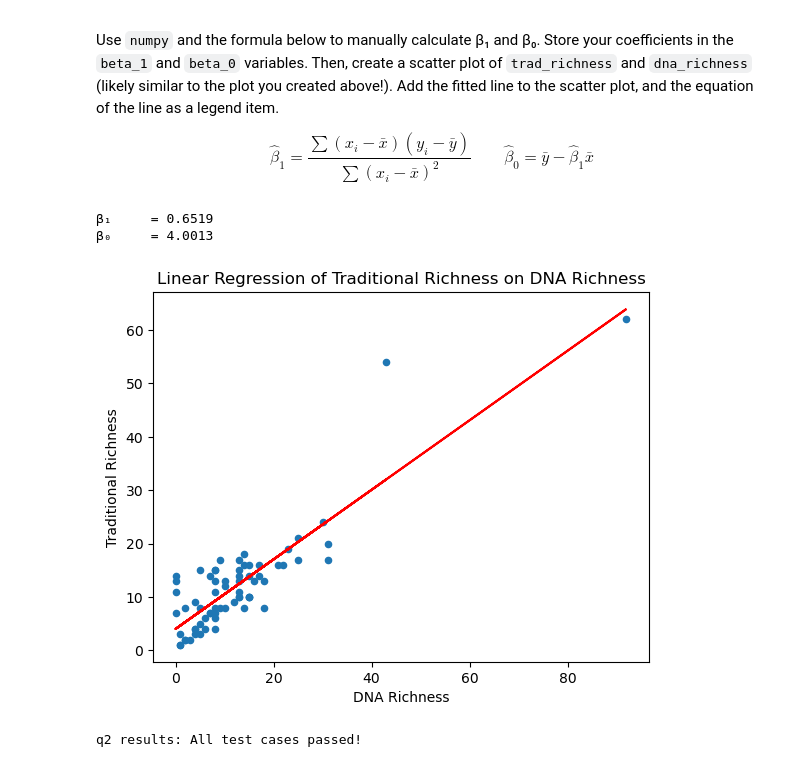
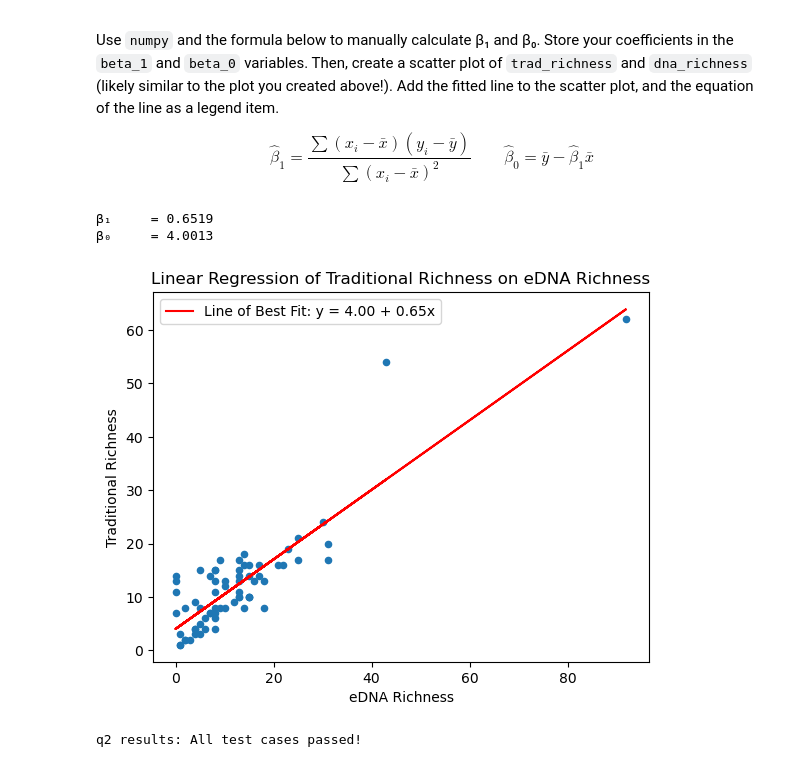
Before and after one commit to lucianbluescher/232assignment-1, a Jupyter notebook: task2/hw1-task2.ipynb, the cells around one changed output. Saved outputs shown, nothing was run; the diff lists cells and outputs as text; code cells hidden in the pictures.

```diff
--- a/task2/hw1-task2.ipynb
+++ b/task2/hw1-task2.ipynb
@@ -82,24 +82,25 @@ $$\hat{\beta}_1 = \frac{\sum(x_i - \bar{x})(y_i - \bar{y})}{\sum(x_i - \bar{x})^
 # %%
 
 beta_1 = np.corrcoef(df['dna_richness'], df['trad_richness'])[0, 1] * (df['trad_richness'].std() / df['dna_richness'].std())
 beta_0 = np.mean(df['trad_richness']) - beta_1 * np.mean(df['dna_richness'])
 
 print(f"\u03b2\u2081     = {beta_1:.4f}")
 print(f"\u03b2\u2080     = {beta_0:.4f}")
 
 
 df.plot(x = 'dna_richness', y = 'trad_richness', kind = 'scatter')
 x = np.array(df['dna_richness'])
 y_pred = beta_0 + beta_1 * x
-plt.plot(x, y_pred, color='red')
-plt.xlabel('DNA Richness')
+plt.plot(x, y_pred, color='red', label=f'Line of Best Fit: y = {beta_0:.2f} + {beta_1:.2f}x')
+plt.xlabel('eDNA Richness')
 plt.ylabel('Traditional Richness')
-plt.title('Linear Regression of Traditional Richness on DNA Richness')
+plt.title('Linear Regression of Traditional Richness on eDNA Richness')
+plt.legend()
 plt.show()
 # %% [output]
 β₁     = 0.6519
 β₀     = 4.0013
-[figure, old version]
+[figure, new version]
 # %%
 grader.check("q2")
 # %% [output]
```
Also changed, not shown: parts of 7 cells of this notebook, 2 other files.
